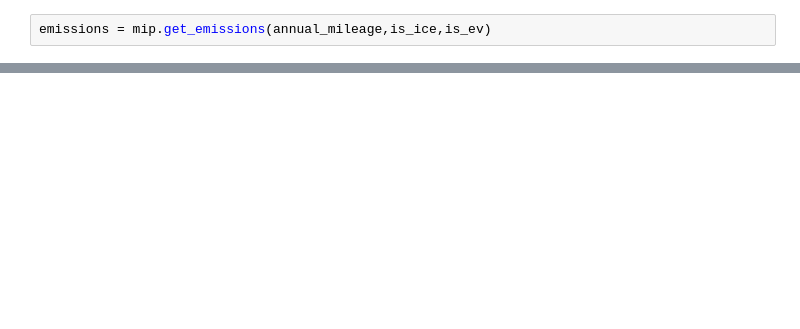
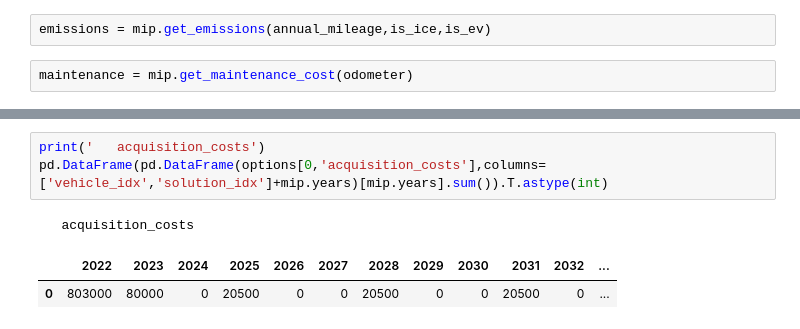
Before and after one commit to evanlynch/green-fleet-replacement-planner, a Jupyter notebook: notebooks/replacement_schedule_mip_dev.ipynb, the cells around one changed output, grey strips where cells are left out. Drawn from its saved outputs; the diff is of its cells as text; blank space fills up the shorter version.

```diff
--- a/notebooks/replacement_schedule_mip_dev.ipynb
+++ b/notebooks/replacement_schedule_mip_dev.ipynb
@@ -51,5 +40,7 @@ maintenance = mip.get_maintenance_cost(age,annual_mileage,odometer)
 # %%
 emissions = mip.get_emissions(annual_mileage,is_ice,is_ev)
+# %%
+maintenance = mip.get_maintenance_cost(odometer)
 # %%
 infeasible_filter = mip.find_infeasible_schedules(odometer,age)
 # mip.replacement_schedules[~infeasible_filter]
@@ -187,0 +179,7 @@ for solution in range(0,299):
+# %%
+print('   acquisition_costs')
+pd.DataFrame(pd.DataFrame(options[0,'acquisition_costs'],columns=['vehicle_idx','solution_idx']+mip.years)[mip.years].sum()).T.astype(int)
+# %% [output]
+   acquisition_costs
+|  | 2022 | 2023 | 2024 | 2025 | 2026 | 2027 | 2028 | 2029 | 2030 | 2031 | 2032 | ... |
+| 0 | 803000 | 80000 | 0 | 20500 | 0 | 0 | 20500 | 0 | 0 | 20500 | 0 | ... |
```
Also changed, not shown: parts of 45 cells of this notebook, 4 other files.
